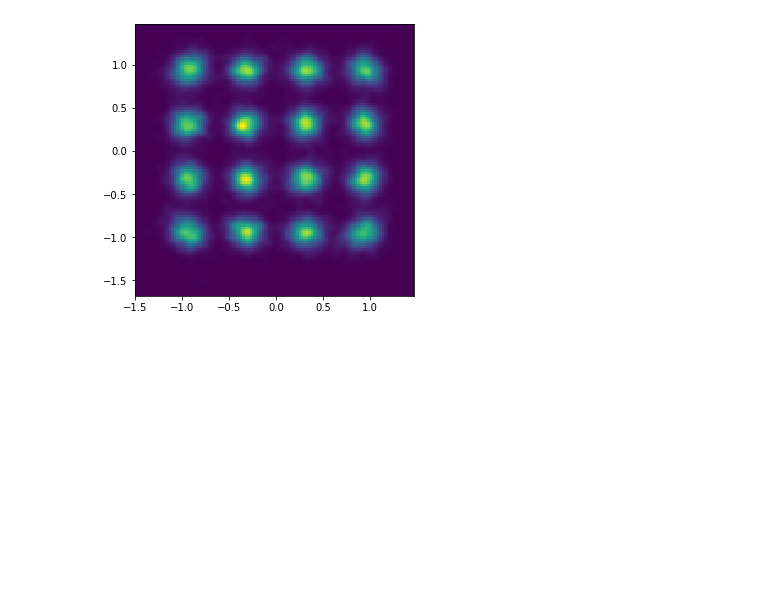
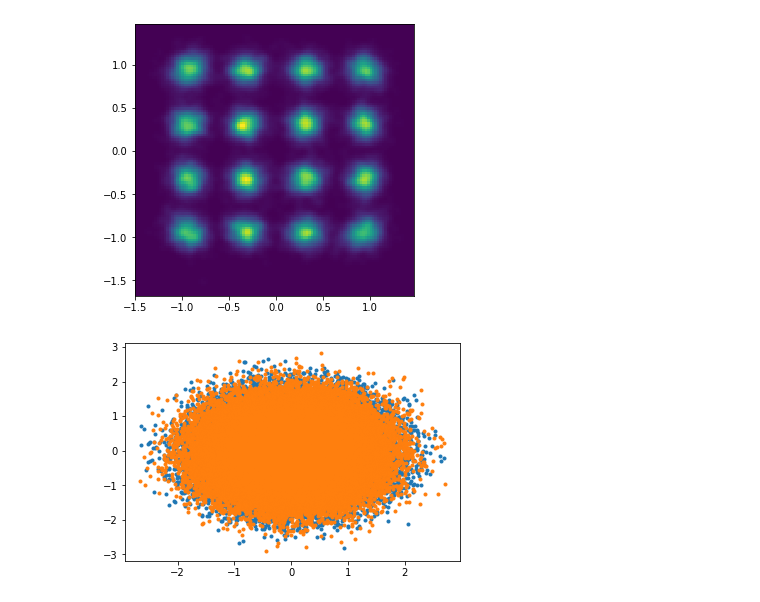
Before and after one commit to edsonportosilva/OptiCommPy, a Jupyter notebook: jupyter notebooks/Coherent WDM systems.ipynb, the cells around one changed output. Cells and saved outputs as stored; diff of their text form; code cells hidden in the pictures; blank space fills up the shorter version.

```diff
--- a/jupyter notebooks/Coherent WDM systems.ipynb
+++ b/jupyter notebooks/Coherent WDM systems.ipynb
@@ -647,3 +622,22 @@ plt.figure(figsize=(5,5))
 plt.pcolormesh(xi, yi, zi.reshape(xi.shape), alpha=1, shading='auto');
 # %% [output]
 [figure]
+# %%
+from numpy.matlib import repmat
+from tqdm.notebook import tqdm
+
+x = receivedSignal[::int(param.SpS/2)]
+d = transmSymbols[:,:,0]
+
+x = x.reshape(len(x),2)/np.sqrt(signal_power(x))
+d = d.reshape(len(d),2)/np.sqrt(signal_power(d))
+
+θ = 0
+
+rot = np.array([[np.cos(θ), -np.sin(θ)],[np.sin(θ), np.cos(θ)]])
+
+x = x@rot
+
+plt.plot(x.real, x.imag,'.');
+# %% [output]
+[figure, added]
```
Also changed, not shown: parts of 9 cells of this notebook, 1 other file.
